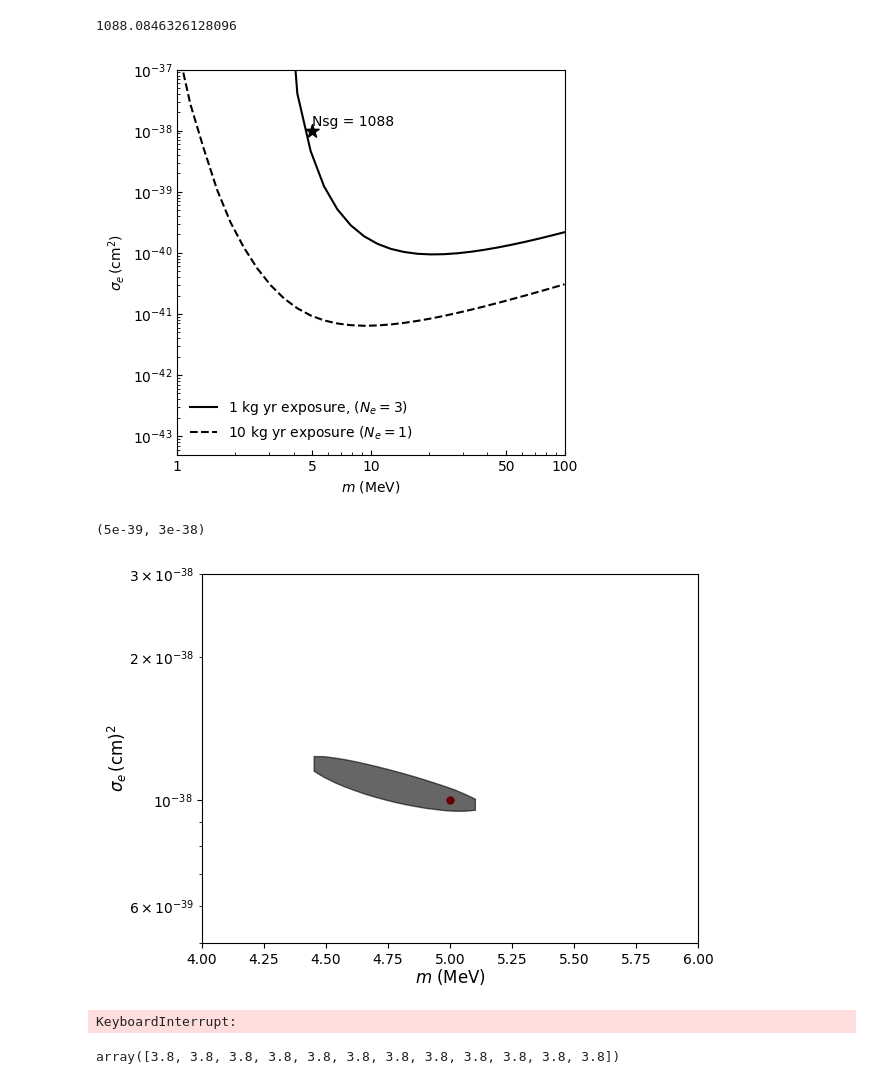
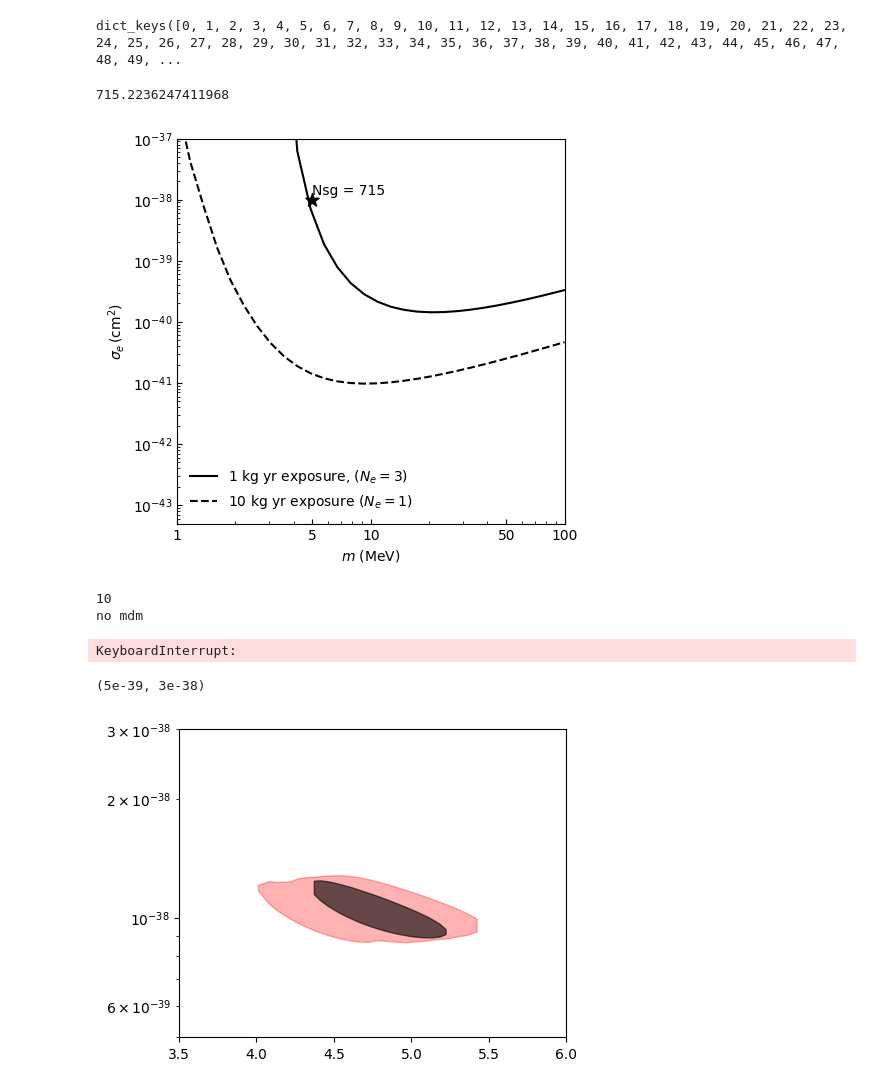
Before and after one commit to Manush19/MWlocalDM, a Jupyter notebook: Notebooks/DMdirectdetection/Er_ProfileLikelihood.ipynb, the cells around one changed output. Saved outputs shown, nothing was run; the diff lists cells and outputs as text; code cells hidden in the pictures.

```diff
--- a/Notebooks/DMdirectdetection/Er_ProfileLikelihood.ipynb
+++ b/Notebooks/DMdirectdetection/Er_ProfileLikelihood.ipynb
@@ -39,7 +22,12 @@ ax.set_ylabel('$F_E(v_E)$');
+# %%
+data = pickle.load(open('../../Output/El_rate_prediction.pkl', 'rb'))
+print (data['massmodel']['MW'].keys())
+# %% [output]
+dict_keys([0, 1, 2, 3, 4, 5, 6, 7, 8, 9, 10, 11, 12, 13, 14, 15, 16, 17, 18, 19, 20, 21, 22, 23, 24, 25, 26, 27, 28, 29, 30, 31, 32, 33, 34, 35, 36, 37, 38, 39, 40, 41, 42, 43, 44, 45, 46, 47, 48, 49, ...
 # %%
-el_init = El('Si', vE=mwd['vE'], vdfE=mwd['vdfE_50'], vesc=p50(mwd['vescs']), vcirc=p50(mwd['vcircs']), rhosun=0.4)
+el_init = El('Si', vE=mwd['vE'], vdfE=mwd['vdfE_50'], vesc=p50(mwd['vescs']), vcirc=p50(mwd['vcircs']), rhosun=p50(mwd['rhosuns']))
 mdm0, sdm0, bl0 = 5., 1e-38, 1.
 mock = el_init.mocksample(mdm0, sdm0, bl0, 3.8, exposure=1, seed=5222)
 print (el_init.totNsg(mdm0, sdm0, exposure=1))
 # %% [output]
-1088.0846326128096
+715.2236247411968
@@ -50,4 +34,8 @@ Sdm_10 = el_init.sdmMdmNsg(Mdm, exposure=10)
 # %%
+Mdm = np.logspace(0,2,30)
+Sdm_1 = el_init.sdmMdmNsg(Mdm, exposure=1, Ne_thr=3)
+Sdm_10 = el_init.sdmMdmNsg(Mdm, exposure=10)
+
 fig,ax = plt.subplots(figsize=(5,5))
 ax.plot(Mdm, Sdm_1, c='k', ls='-', label='1 kg yr exposure, ($N_e = 3$)')
 ax.plot(Mdm, Sdm_10, ls='--', c='k', label='10 kg yr exposure ($N_e = 1$)')
@@ -65,24 +53,32 @@ ax.tick_params(which='both', direction='in')
 ax.set_xlabel('$m$ (MeV)')
 ax.set_ylabel('$\sigma_e\, (\mathrm{cm^{2}})$');
 # %% [output]
-[figure, old version]
+[figure, new version]
 # %%
 stat = Stat(mock, el_init=el_init, Mdm=np.linspace(3, 7, 100))
 statlim = stat.get_limits(stat.Mdm)
+# %%
+Mdm = np.array(list(data['massmodel']['MW'][0].keys()))
+mm = MassModel(mock, el_init=el_init, Mdm=Mdm, chainlen=50)
+mmlim = mm.get_limits(mm.Mdm)
+# %%
+Mdm = np.array(list(data['sample'][5].keys()))
+Per = list(data['sample'].keys())
+samp = Samp(mock, el_init=el_init, Mdm=Mdm, percentiles=Per)
+samplim = samp.get_limits(samp.Mdm)
+# %% [output]
+10
+no mdm
+KeyboardInterrupt:
 # %%
-fig, ax = plt.subplots()
-ax.scatter(mdm0, 1e-38, marker='.', s=100, c='r')
-ax.fill_between(*statlim, color='k', alpha=0.6, label='statistical', zorder=2)
+fig, ax = plt.subplots(figsize=(5,4))
+ax.fill_between(*statlim, color='k', alpha=0.6, zorder=2)
+ax.fill_between(*mmlim, color='r', alpha=0.3, zorder=1)
+# ax.fill_between(*samplim, color='g', alpha=0.3, zorder=1)
+
 ax.set_yscale('log')
-ax.set_xlabel('$m$ (MeV)', size=12, labelpad=0)
-ax.set_ylabel('$\sigma_e\, \mathrm{(cm)^2}$', size=12, labelpad=0)
-ax.set_xlim(4,6)
-ax.set_ylim(5e-39,3e-38)
+ax.set_xlim(3.5,6.0)
+ax.set_ylim(5e-39, 3e-38)
 # %% [output]
 (5e-39, 3e-38)
-[figure, old version]
+[figure, new version]
-# %%
-mm = MassModel(mock, el_init=el_init, Mdm=np.linspace(3, 7, 5))
-mmlim = mm.get_limits(mm.Mdm)
-# %% [output]
-KeyboardInterrupt:
@@ -95,6 +84,0 @@ bint_sg = el.binTot(mdm0, sdm0, 0.)
-# %%
-a1 = bint['Neachbin']
-a2 = bint_sg['Neachbin']
-a1 - a2
-# %% [output]
-array([3.8, 3.8, 3.8, 3.8, 3.8, 3.8, 3.8, 3.8, 3.8, 3.8, 3.8, 3.8])
```
Also changed, not shown: parts of 8 cells of this notebook, 5 other files.
